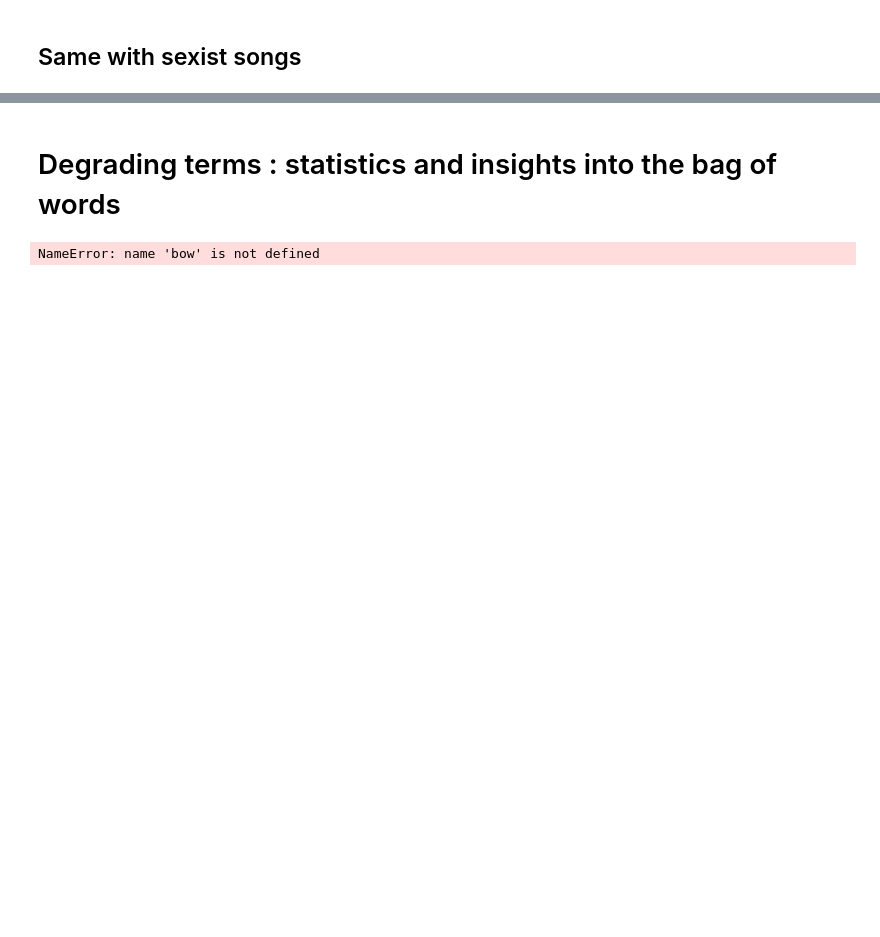
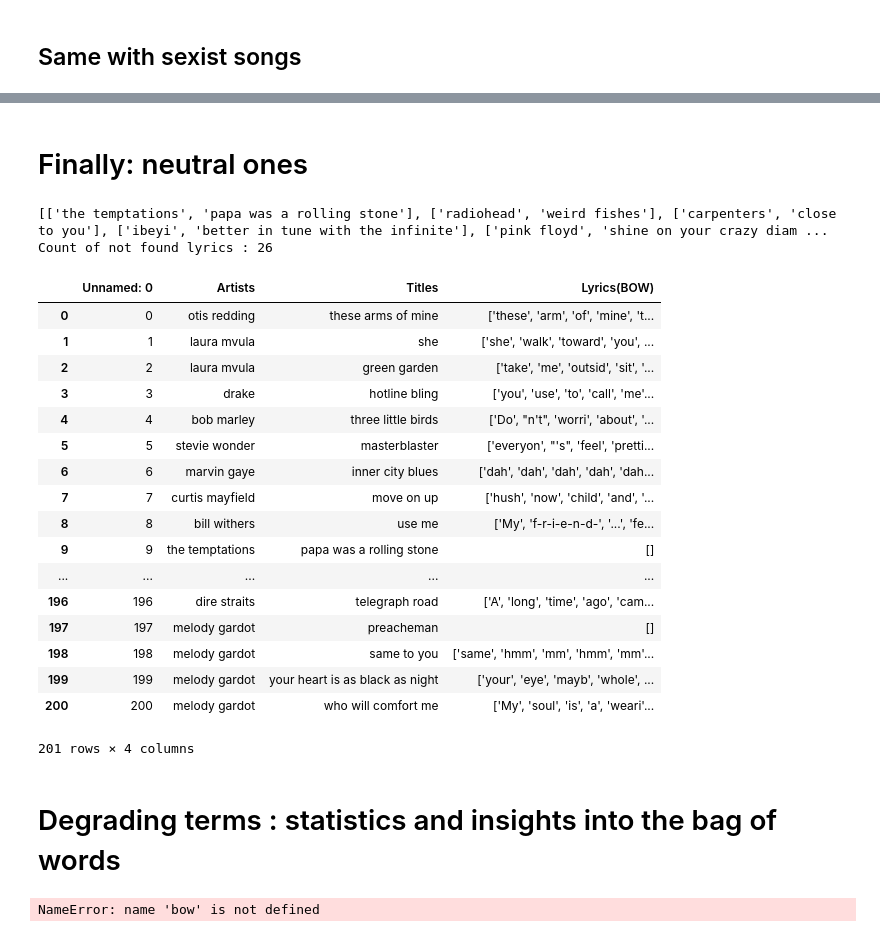
Before and after one commit to axnyang/CS401, a Jupyter notebook: msd_project.ipynb, the cells around one changed output, grey strips where cells are left out. Cells and saved outputs as stored; diff of their text form; code cells hidden in the pictures; blank space fills up the shorter version.

```diff
--- a/msd_project.ipynb
+++ b/msd_project.ipynb
@@ -947,0 +872,2 @@ counts.most_common(1000000)
+# %% [markdown]
+# Finally: neutral ones
@@ -948,3 +877,32 @@ counts.most_common(1000000)
+# %%
+neutral_csv = "/neutral_lyrics_dataframe.csv"
+neutral_lyrics = create_BOW_lyrics_dataframe(artists_to_scrape, titles_to_scrape, neutral_csv)
+# %% [output]
+[['the temptations', 'papa was a rolling stone'], ['radiohead', 'weird fishes'], ['carpenters', 'close to you'], ['ibeyi', 'better in tune with the infinite'], ['pink floyd', 'shine on your crazy diam ...
+Count of not found lyrics : 26
+# %%
+neutral_lyrics = pd.read_csv(os.path.join(data_dir + neutral_csv))
+
+neutral_lyrics
+# %% [output]
+|  | Unnamed: 0 | Artists | Titles | Lyrics(BOW) |
+| 0 | 0 | otis redding | these arms of mine | ['these', 'arm', 'of', 'mine', 't... |
+| 1 | 1 | laura mvula | she | ['she', 'walk', 'toward', 'you', ... |
+| 2 | 2 | laura mvula | green garden | ['take', 'me', 'outsid', 'sit', '... |
+| 3 | 3 | drake | hotline bling | ['you', 'use', 'to', 'call', 'me'... |
+| 4 | 4 | bob marley | three little birds | ['Do', "n't", 'worri', 'about', '... |
+| 5 | 5 | stevie wonder | masterblaster | ['everyon', "'s", 'feel', 'pretti... |
+| 6 | 6 | marvin gaye | inner city blues | ['dah', 'dah', 'dah', 'dah', 'dah... |
+| 7 | 7 | curtis mayfield | move on up | ['hush', 'now', 'child', 'and', '... |
+| 8 | 8 | bill withers | use me | ['My', 'f-r-i-e-n-d-', '...', 'fe... |
+| 9 | 9 | the temptations | papa was a rolling stone | [] |
+| ... | ... | ... | ... | ... |
+| 196 | 196 | dire straits | telegraph road | ['A', 'long', 'time', 'ago', 'cam... |
+| 197 | 197 | melody gardot | preacheman | [] |
+| 198 | 198 | melody gardot | same to you | ['same', 'hmm', 'mm', 'hmm', 'mm'... |
+| 199 | 199 | melody gardot | your heart is as black as night | ['your', 'eye', 'mayb', 'whole', ... |
+| 200 | 200 | melody gardot | who will comfort me | ['My', 'soul', 'is', 'a', 'weari'... |
+201 rows × 4 columns
 # %% [markdown]
 # Degrading terms : statistics and insights into the bag of words
 # %%
```
Also changed, not shown: parts of 17 cells of this notebook, 8 other files.
